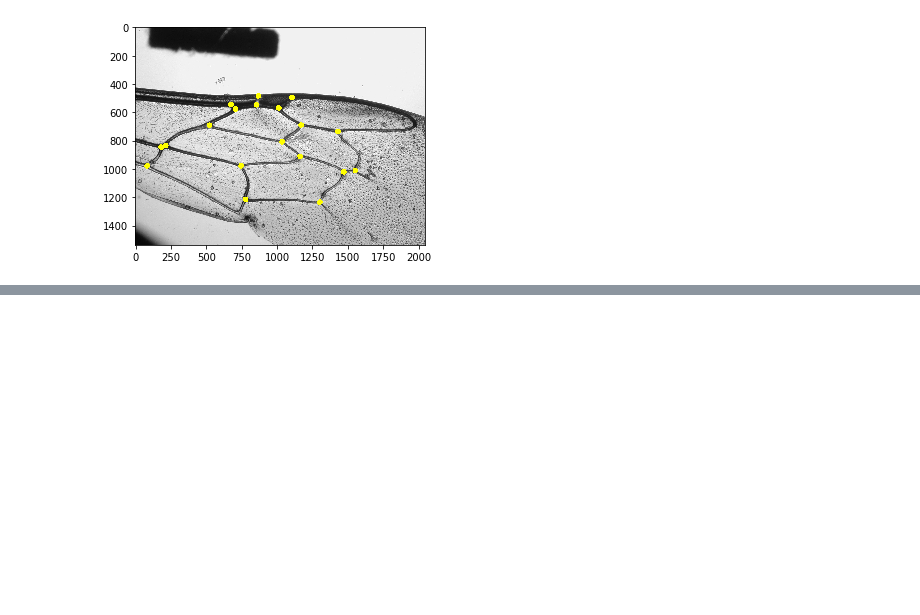
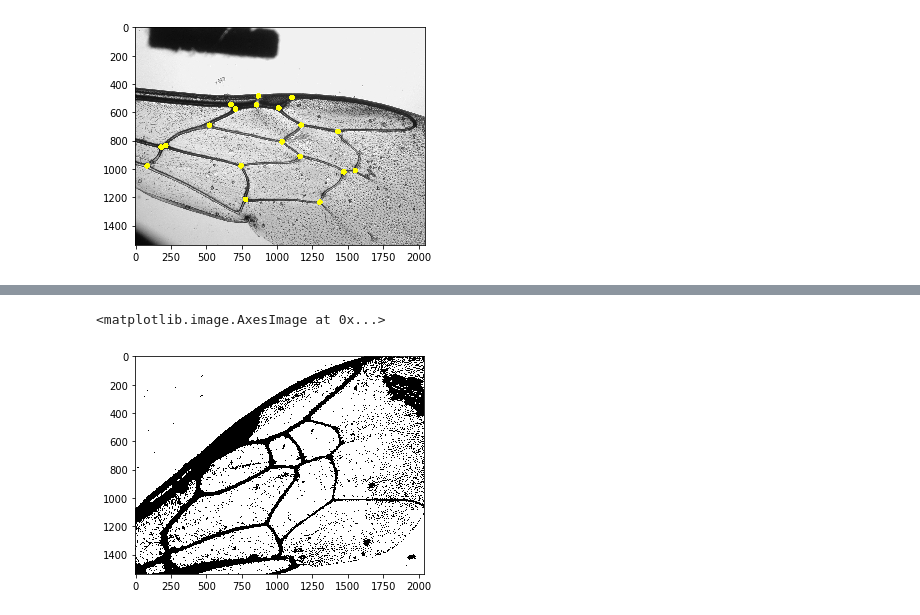
Before and after one commit to DaniGodin/BeeDetect, a Jupyter notebook: src/Alex_tests.ipynb, the cells around one changed output, grey strips where cells are left out. Drawn from its saved outputs; the diff is of its cells as text; code cells hidden in the pictures; blank space fills up the shorter version.

```diff
--- a/src/Alex_tests.ipynb
+++ b/src/Alex_tests.ipynb
@@ -44,0 +61,5 @@ plt.imshow(th3, cmap='gray')
+# %%
+plt.imshow(opening, cmap='gray')
+# %% [output]
+<matplotlib.image.AxesImage at 0x...>
+[figure, added]
```
Also changed, not shown: parts of 26 cells of this notebook.
